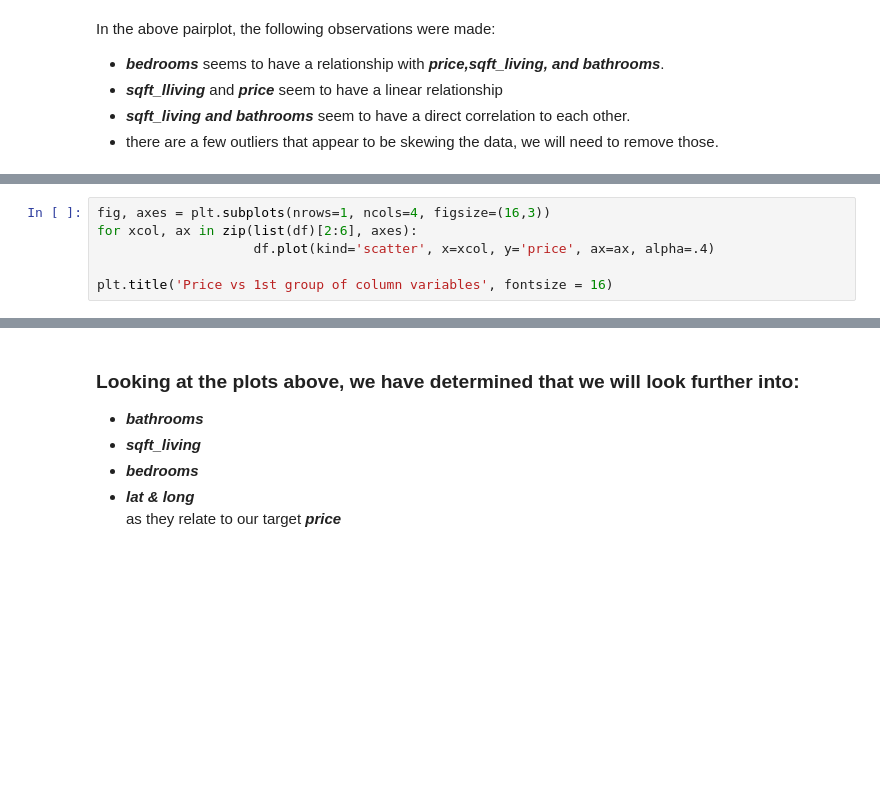
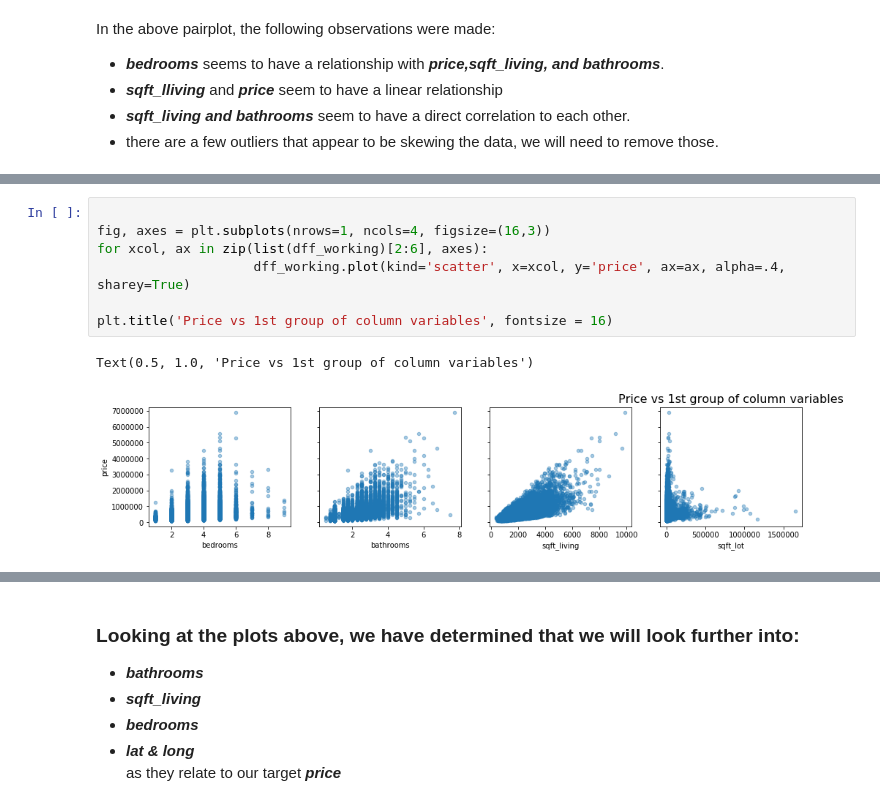
Before and after one commit to Cheffrey2000/Real-Estate-Price_Prediction, a Jupyter notebook: Jeffrey Hinkle KC Housing Data Analysis.ipynb, the cells around one changed output, grey strips where cells are left out. Cells and saved outputs as stored; diff of their text form; blank space fills up the shorter version.

```diff
--- a/Jeffrey Hinkle KC Housing Data Analysis.ipynb
+++ b/Jeffrey Hinkle KC Housing Data Analysis.ipynb
@@ -299,8 +310,12 @@ df_feats.head()
 # %%
+
 fig, axes = plt.subplots(nrows=1, ncols=4, figsize=(16,3))
-for xcol, ax in zip(list(df)[2:6], axes):
-                    df.plot(kind='scatter', x=xcol, y='price', ax=ax, alpha=.4)
+for xcol, ax in zip(list(dff_working)[2:6], axes):
+                    dff_working.plot(kind='scatter', x=xcol, y='price', ax=ax, alpha=.4, sharey=True)
 
 plt.title('Price vs 1st group of column variables', fontsize = 16)
+# %% [output]
+Text(0.5, 1.0, 'Price vs 1st group of column variables')
+[figure, added]
 # %%
 fig, axes = plt.subplots(nrows=1, ncols=4, figsize=(16,3))
```
Also changed, not shown: parts of 28 cells of this notebook.
